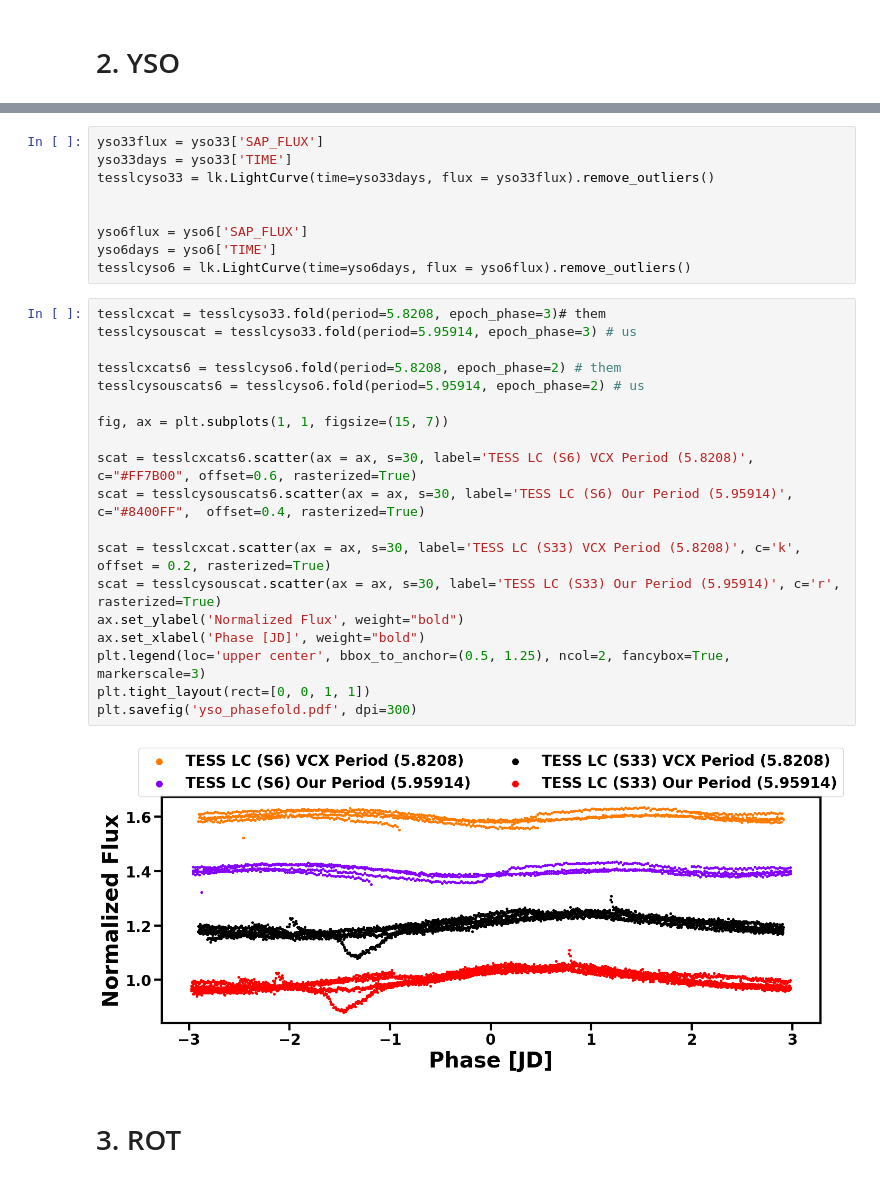
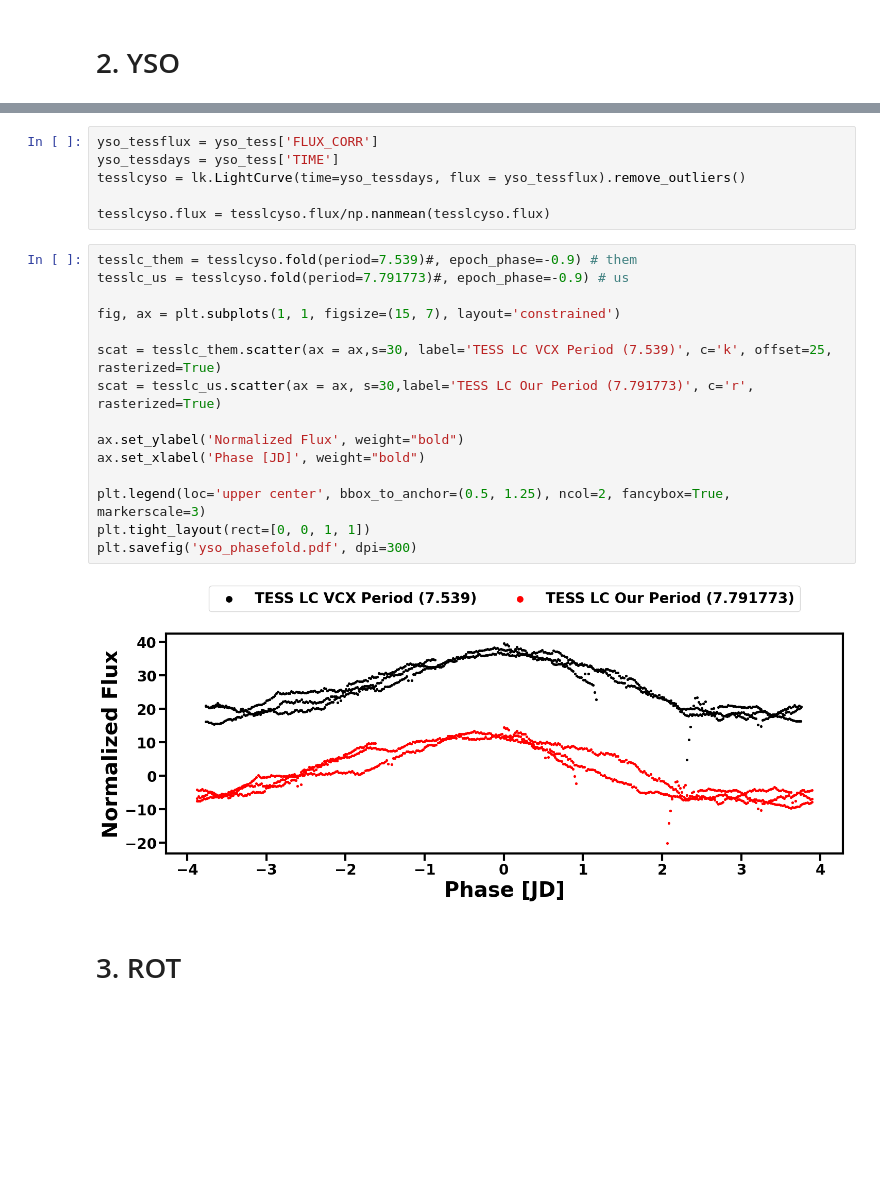
Before and after one commit to m-schochet/asas-sn-cnn, a Jupyter notebook: plots/phase_foldedlcs.ipynb, the cells around one changed output, grey strips where cells are left out. Drawn from its saved outputs; the diff is of its cells as text; blank space fills up the shorter version.

```diff
--- a/plots/phase_foldedlcs.ipynb
+++ b/plots/phase_foldedlcs.ipynb
@@ -156,33 +162,26 @@ WARNING: UnitsWarning: 'BJD-2457000, days' did not parse as fits unit: At col 0,
 # %%
-yso33flux = yso33['SAP_FLUX']
-yso33days = yso33['TIME']
-tesslcyso33 = lk.LightCurve(time=yso33days, flux = yso33flux).remove_outliers()
+yso_tessflux = yso_tess['FLUX_CORR']
+yso_tessdays = yso_tess['TIME']
+tesslcyso = lk.LightCurve(time=yso_tessdays, flux = yso_tessflux).remove_outliers()
 
-
-yso6flux = yso6['SAP_FLUX']
-yso6days = yso6['TIME']
-tesslcyso6 = lk.LightCurve(time=yso6days, flux = yso6flux).remove_outliers()
+tesslcyso.flux = tesslcyso.flux/np.nanmean(tesslcyso.flux)
-# %%
-tesslcxcat = tesslcyso33.fold(period=5.8208, epoch_phase=3)# them
-tesslcysouscat = tesslcyso33.fold(period=5.95914, epoch_phase=3) # us
-
-tesslcxcats6 = tesslcyso6.fold(period=5.8208, epoch_phase=2) # them
-tesslcysouscats6 = tesslcyso6.fold(period=5.95914, epoch_phase=2) # us
-
-fig, ax = plt.subplots(1, 1, figsize=(15, 7))
-
-scat = tesslcxcats6.scatter(ax = ax, s=30, label='TESS LC (S6) VCX Period (5.8208)', c="#FF7B00", offset=0.6, rasterized=True)
-scat = tesslcysouscats6.scatter(ax = ax, s=30, label='TESS LC (S6) Our Period (5.95914)', c="#8400FF",  offset=0.4, rasterized=True)
-
-scat = tesslcxcat.scatter(ax = ax, s=30, label='TESS LC (S33) VCX Period (5.8208)', c='k', offset = 0.2, rasterized=True)
-scat = tesslcysouscat.scatter(ax = ax, s=30, label='TESS LC (S33) Our Period (5.95914)', c='r', rasterized=True)
-ax.set_ylabel('Normalized Flux', weight="bold")
-ax.set_xlabel('Phase [JD]', weight="bold")
-plt.legend(loc='upper center', bbox_to_anchor=(0.5, 1.25), ncol=2, fancybox=True, markerscale=3)
-plt.tight_layout(rect=[0, 0, 1, 1])
-plt.savefig('yso_phasefold.pdf', dpi=300)
-# %% [output]
-[figure, removed]
+# %%
+tesslc_them = tesslcyso.fold(period=7.539)#, epoch_phase=-0.9) # them
+tesslc_us = tesslcyso.fold(period=7.791773)#, epoch_phase=-0.9) # us
+
+fig, ax = plt.subplots(1, 1, figsize=(15, 7), layout='constrained')
+
+scat = tesslc_them.scatter(ax = ax,s=30, label='TESS LC VCX Period (7.539)', c='k', offset=25, rasterized=True)
+scat = tesslc_us.scatter(ax = ax, s=30,label='TESS LC Our Period (7.791773)', c='r', rasterized=True)
+
+ax.set_ylabel('Normalized Flux', weight="bold")
+ax.set_xlabel('Phase [JD]', weight="bold")
+
+plt.legend(loc='upper center', bbox_to_anchor=(0.5, 1.25), ncol=2, fancybox=True, markerscale=3)
+plt.tight_layout(rect=[0, 0, 1, 1])
+plt.savefig('yso_phasefold.pdf', dpi=300)
+# %% [output]
+[figure, added]
 # %% [markdown]
 # 3. ROT
 # %%
```
Also changed, not shown: parts of 7 cells of this notebook, 3 other files.
